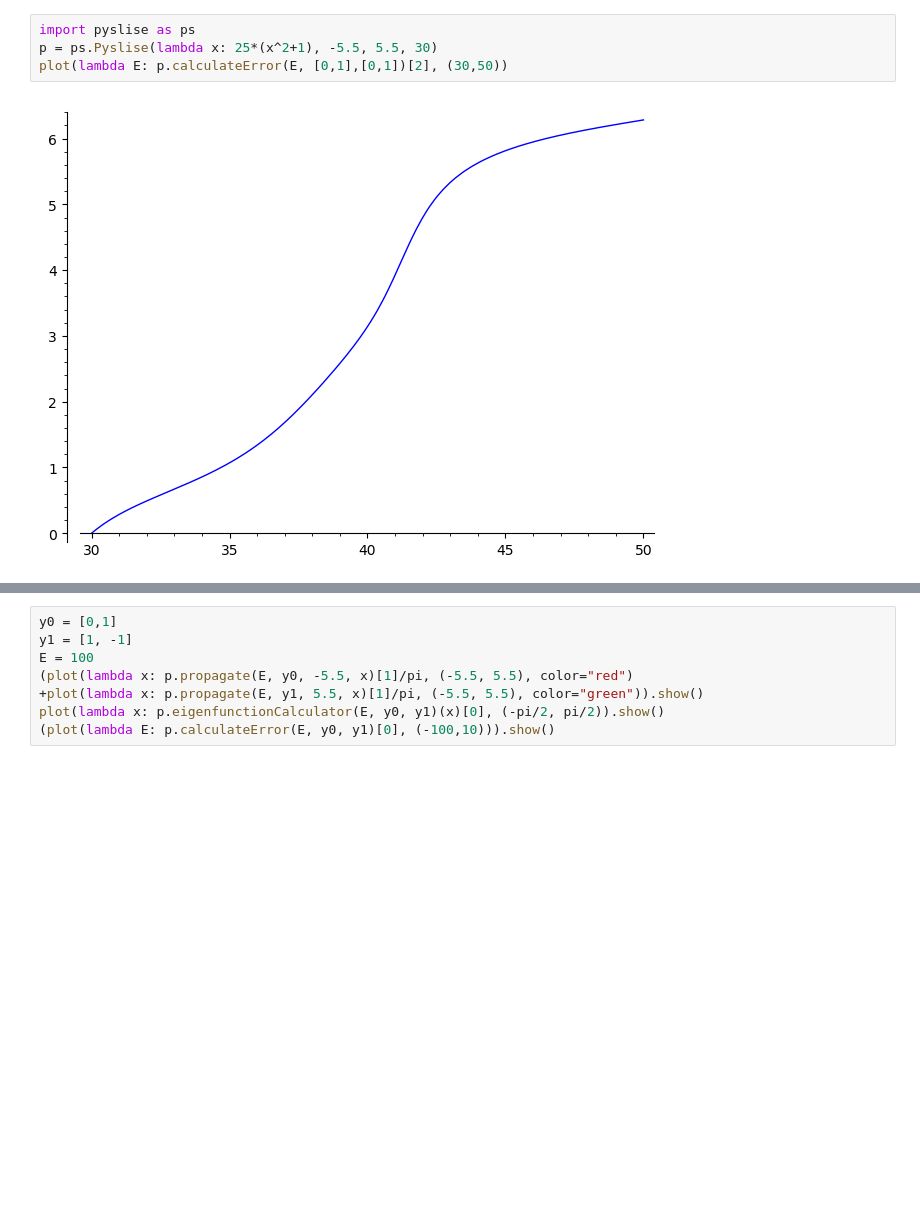
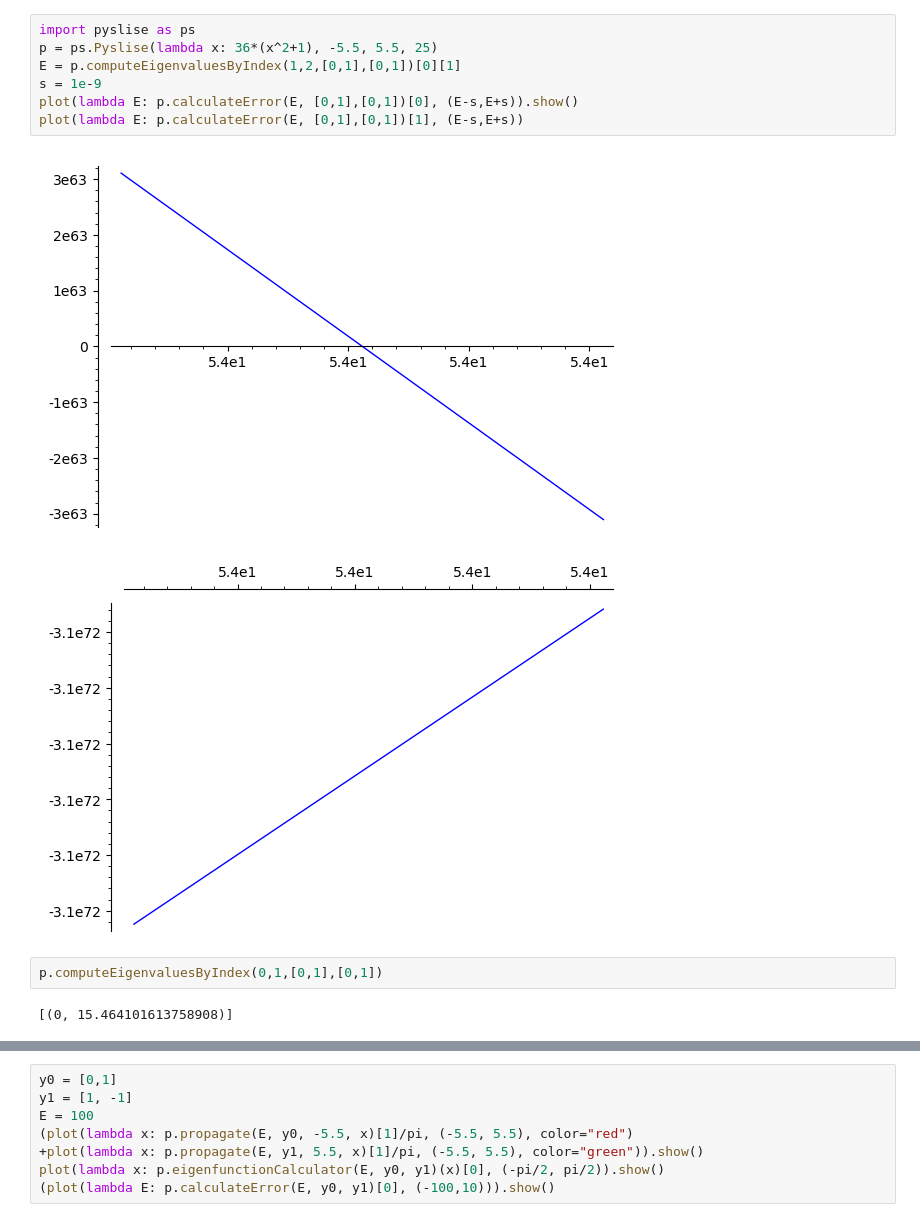
Before and after one commit to twist-numerical/matslise, a Jupyter notebook: notebooks/test_pyslise.ipynb, the cells around one changed output, grey strips where cells are left out. Drawn from its saved outputs; the diff is of its cells as text; blank space fills up the shorter version.

```diff
--- a/notebooks/test_pyslise.ipynb
+++ b/notebooks/test_pyslise.ipynb
@@ -1,7 +1,15 @@
 # %%
 import pyslise as ps
-p = ps.Pyslise(lambda x: 25*(x^2+1), -5.5, 5.5, 30)
-plot(lambda E: p.calculateError(E, [0,1],[0,1])[2], (30,50))
+p = ps.Pyslise(lambda x: 36*(x^2+1), -5.5, 5.5, 25)
+E = p.computeEigenvaluesByIndex(1,2,[0,1],[0,1])[0][1]
+s = 1e-9
+plot(lambda E: p.calculateError(E, [0,1],[0,1])[0], (E-s,E+s)).show()
+plot(lambda E: p.calculateError(E, [0,1],[0,1])[1], (E-s,E+s))
 # %% [output]
-[figure, old version]
+[figure, new version]
+[figure, added]
+# %%
+p.computeEigenvaluesByIndex(0,1,[0,1],[0,1])
+# %% [output]
+[(0, 15.464101613758908)]
 # %%
```
Also changed, not shown: parts of 1 cell of this notebook, 8 other files.
